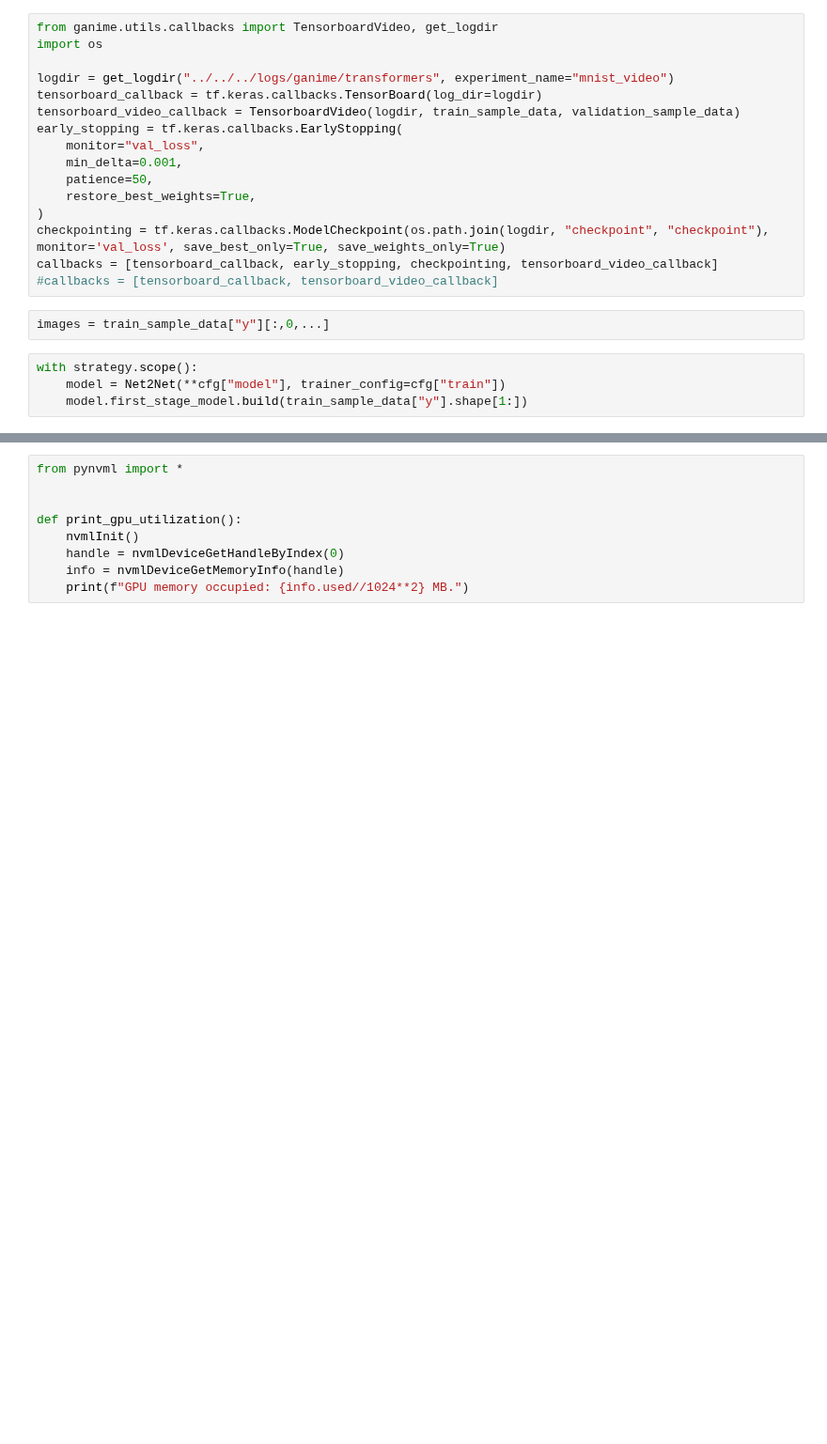
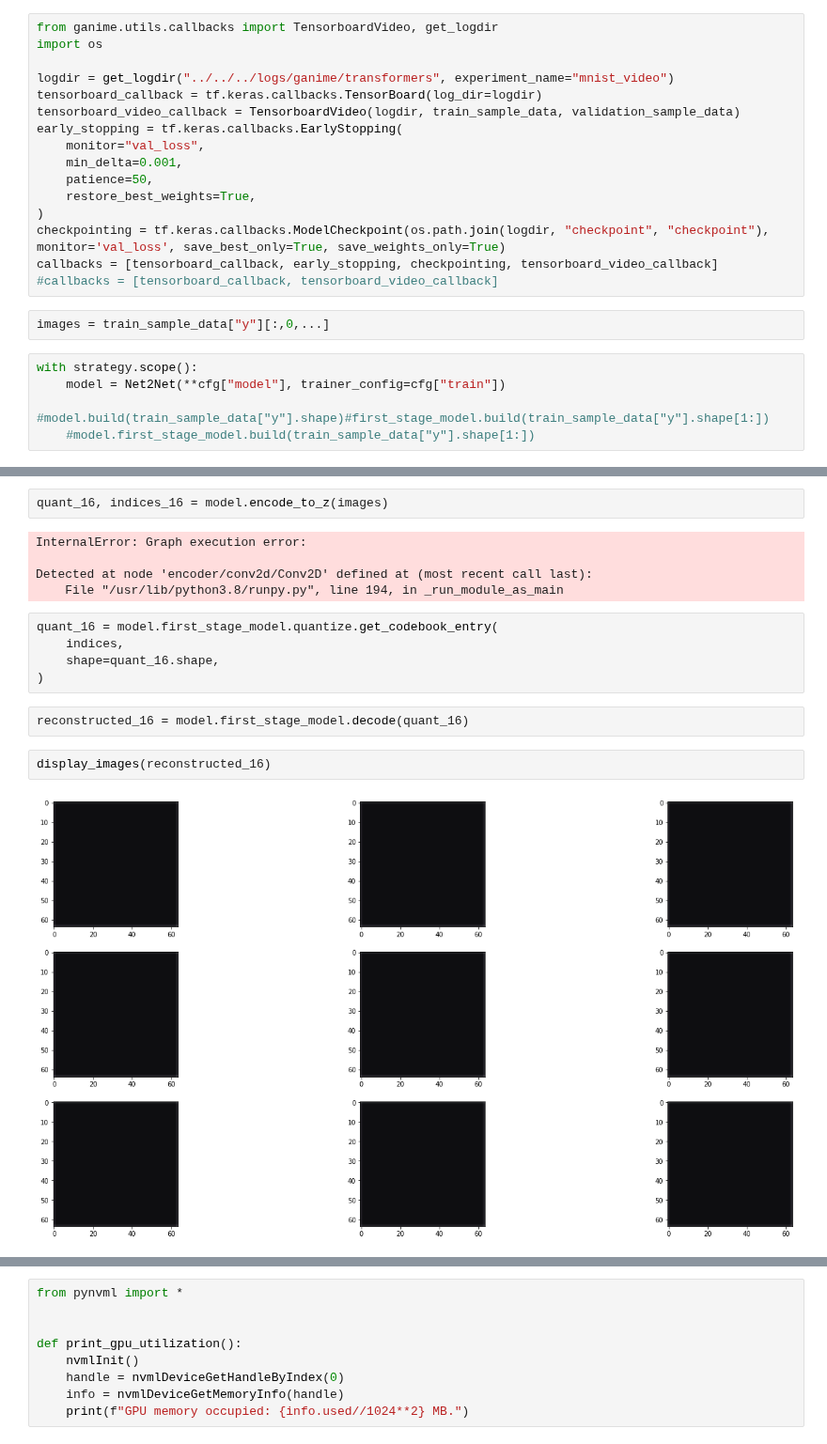
Before and after one commit to Kurokabe/GANime, a Jupyter notebook: notebooks/model/vq-gan/min_gpt-huggingface.ipynb, the cells around one changed output, grey strips where cells are left out. Shown at 94% size. Saved outputs shown, nothing was run; the diff lists cells and outputs as text; blank space fills up the shorter version.

```diff
--- a/notebooks/model/vq-gan/min_gpt-huggingface.ipynb
+++ b/notebooks/model/vq-gan/min_gpt-huggingface.ipynb
@@ -106,7 +109,8 @@ images = train_sample_data["y"][:,0,...]
 # %%
 with strategy.scope():
     model = Net2Net(**cfg["model"], trainer_config=cfg["train"])
-    model.first_stage_model.build(train_sample_data["y"].shape[1:])
+    #model.build(train_sample_data["y"].shape)#first_stage_model.build(train_sample_data["y"].shape[1:])
+    #model.first_stage_model.build(train_sample_data["y"].shape[1:])
 # %% [output]
 Working with z of shape (1, 128, 16, 16) = 32768 dimensions.
 VQLPIPSWithDiscriminator running with hinge loss.
@@ -128,0 +145,18 @@ If your task is similar to the task the model of the checkpoint was trained on,
+# %%
+quant_16, indices_16 = model.encode_to_z(images)
+# %% [output]
+InternalError: Graph execution error:
+
+Detected at node 'encoder/conv2d/Conv2D' defined at (most recent call last):
+    File "/usr/lib/python3.8/runpy.py", line 194, in _run_module_as_main
+# %%
+quant_16 = model.first_stage_model.quantize.get_codebook_entry(
+    indices,
+    shape=quant_16.shape,
+)
+# %%
+reconstructed_16 = model.first_stage_model.decode(quant_16)
+# %%
+display_images(reconstructed_16)
+# %% [output]
+[figure, added]
```
Also changed, not shown: parts of 17 cells of this notebook, 11 other files.
